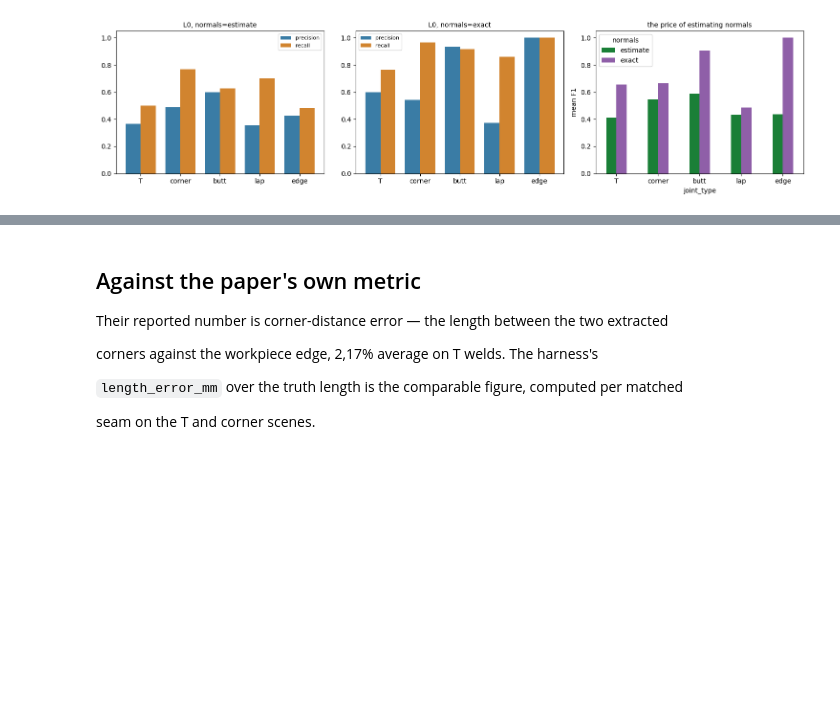
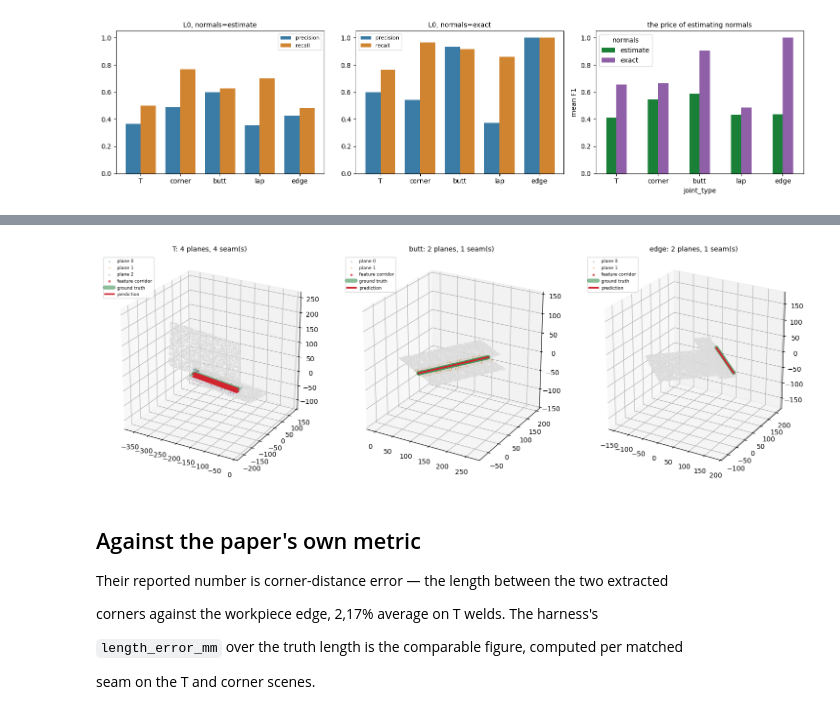
Before and after one commit to amnessa/welding_cell_ws, a Jupyter notebook: weld_generator/notebooks/08_lit_ppf.ipynb, the cells around one changed output, grey strips where cells are left out. Drawn from its saved outputs; the diff is of its cells as text; code cells hidden in the pictures; blank space fills up the shorter version.

```diff
--- a/weld_generator/notebooks/08_lit_ppf.ipynb
+++ b/weld_generator/notebooks/08_lit_ppf.ipynb
@@ -349,3 +355,57 @@ plt.tight_layout(); plt.show()
+# %%
+def view3d(ax, cloud_pts, gt, pred_polys, extras=(), zoom=1.0, centre="cloud",
+           elev=24, azim=-60, cloud_step=None):
+    """One 3D panel in the house style: grey cloud, green truth, red prediction.
+
+    `extras` is a list of (points, kwargs) scatter layers - planes, feature corridors,
+    registered models. `zoom` < 1 closes in on `centre` ("cloud" or "seam").
+    """
+    import numpy as np
+    P = np.asarray(cloud_pts)
+    gt_pts = np.vstack(gt) if len(gt) else P
+    c0 = gt_pts.mean(0) if centre == "seam" else 0.5 * (P.min(0) + P.max(0))
+    half = 0.55 * float((P.max(0) - P.min(0)).max()) * float(zoom)
+    step = cloud_step or max(1, len(P) // 6000)
+    ax.scatter(*P[::step].T, s=0.4, c="#dcdcdc", depthshade=False)
+    for pts_, kw in extras:
+        if len(pts_):
+            ax.scatter(*np.asarray(pts_).T, **{"s": 4, "alpha": 0.6,
+                                               "depthshade": False, **kw})
+    for k, g in enumerate(gt):
+        ax.plot(*np.asarray(g).T, lw=6, c="#1a7f37", alpha=0.5, zorder=8,
+                solid_capstyle="round", label="ground truth" if k == 0 else None)
+    for k, s_ in enumerate(pred_polys):
+        ax.plot(*np.asarray(s_).T, lw=2.5, c="#d1242f", zorder=12,
+                label="prediction" if k == 0 else None)
+    for i, setter in enumerate((ax.set_xlim, ax.set_ylim, ax.set_zlim)):
+        setter(c0[i] - half, c0[i] + half)
+    ax.set_box_aspect([1, 1, 1])
+    ax.view_init(elev=elev, azim=azim)
+    ax.legend(fontsize=6.5, loc="upper left")
+
+
+SCENE_JT, ZOOM, ELEV, AZIM = "T", 1.0, 24, -60
+prep3 = prepare(CORPUS[SCENE_JT][:1] + CORPUS["butt"][:1] + CORPUS["edge"][:1])
+
+fig = plt.figure(figsize=(15, 4.8))
+PAL = ["#3a7ca5", "#d1842f", "#8f5fa8", "#3f9c6b", "#6e7781", "#bf8700"]
+for k, p_ in enumerate(prep3):
+    c = p_.cloud("full", 0.0)
+    r_ = detect(c["xyz"], normals="exact", normals_xyz=c["normals"],
+                segmentation_mask=p_.oracle("band", "full", 0.0))
+    ax = fig.add_subplot(1, 3, k + 1, projection="3d")
+    extras = [(r_.points[pl.inliers][::4],
+               {"c": PAL[i % len(PAL)], "s": 2, "alpha": 0.3,
+                "label": f"plane {i}" if i < 3 else None})
+              for i, pl in enumerate(r_.planes)]
+    extras += [(np.vstack(r_.clusters) if r_.clusters else np.zeros((0, 3)),
+                {"c": "#d1242f", "s": 7, "label": "feature corridor"})]
+    view3d(ax, c["xyz"], p_.gt, r_.polylines, extras, zoom=ZOOM, elev=ELEV, azim=AZIM)
+    ax.set_title(f"{p_.facts['joint_type']}: {len(r_.planes)} planes, "
+                 f"{r_.n_seams} seam(s)", fontsize=10)
+plt.tight_layout(); plt.show()
+# %% [output]
+[figure, added]
 # %% [markdown]
 ## Against the paper's own metric
 
```
Also changed, not shown: parts of 1 cell of this notebook, 10 other files.
